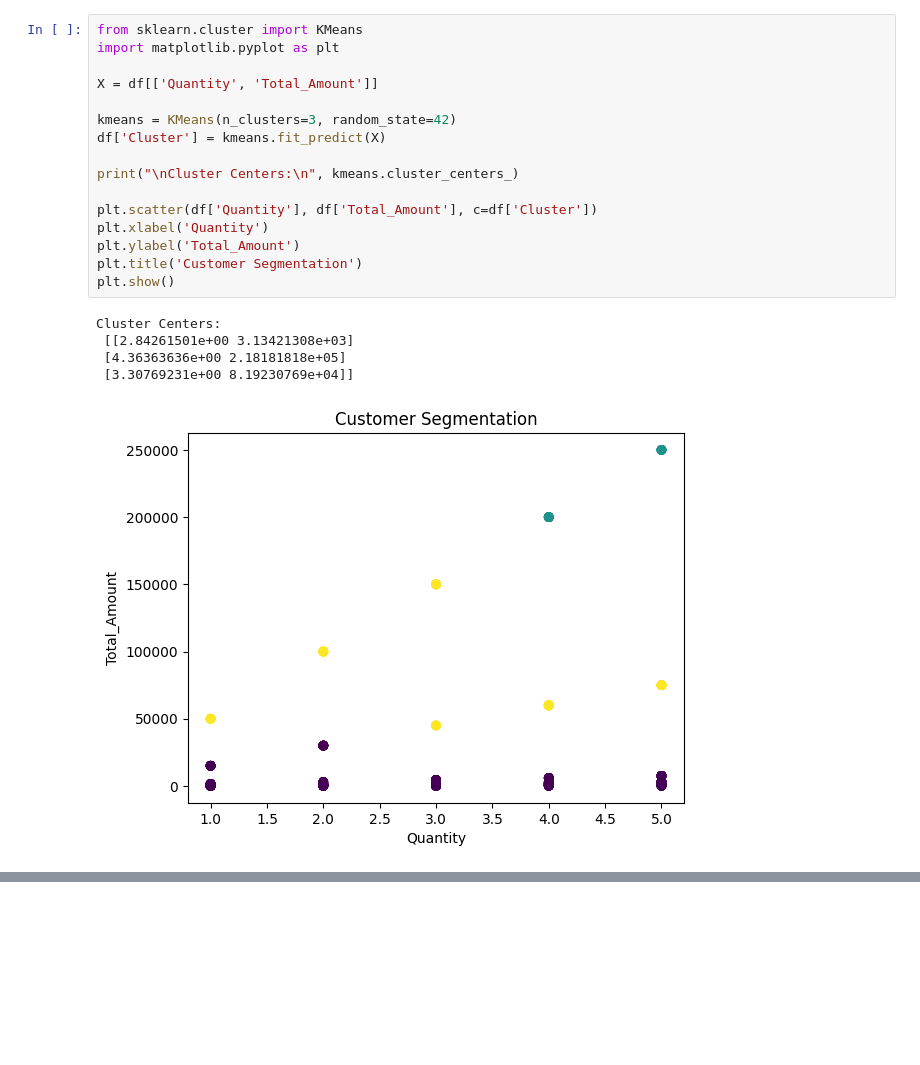
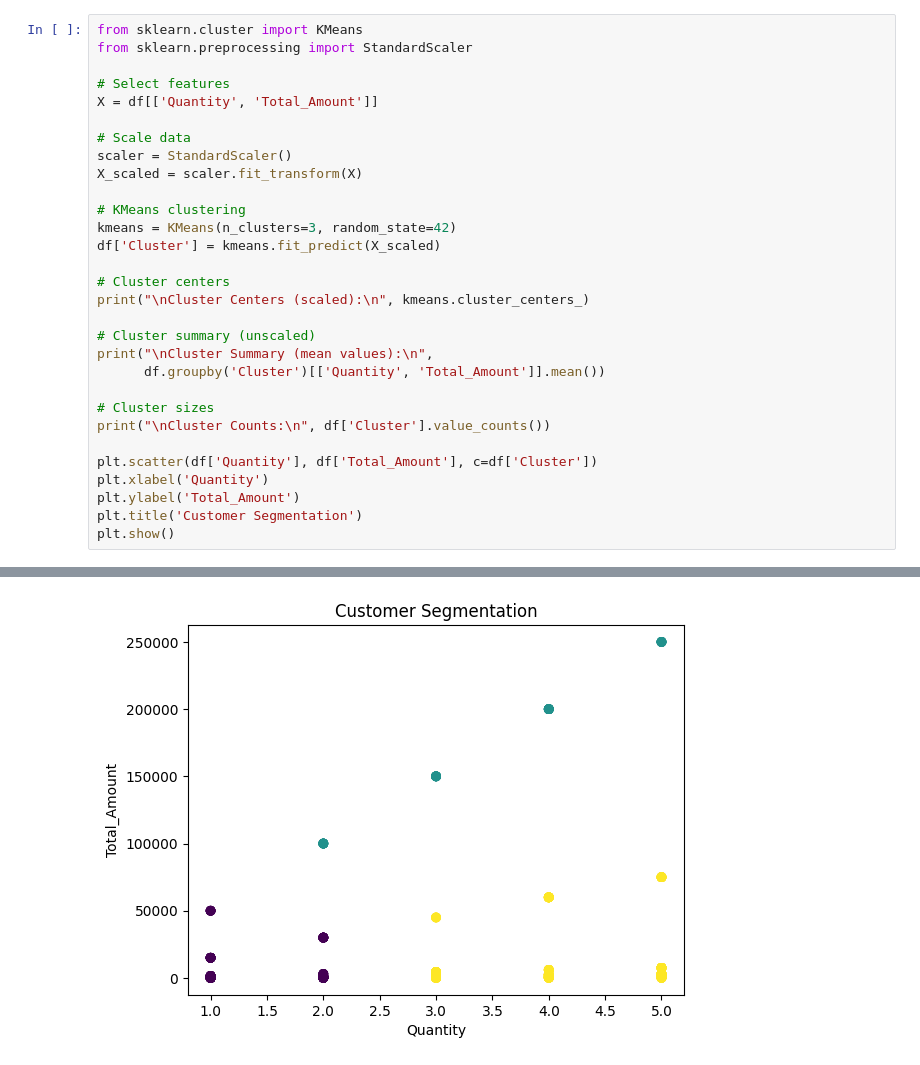
Before and after one commit to agrahari-ashutosh/assignment, a Jupyter notebook: notebooks/dwdm.ipynb, the cells around one changed output, grey strips where cells are left out. Cells and saved outputs as stored; diff of their text form; blank space fills up the shorter version.

```diff
--- a/notebooks/dwdm.ipynb
+++ b/notebooks/dwdm.ipynb
@@ -193,22 +205,31 @@ plt.show()
-# %%
-from sklearn.cluster import KMeans
-import matplotlib.pyplot as plt
-
-X = df[['Quantity', 'Total_Amount']]
-
-kmeans = KMeans(n_clusters=3, random_state=42)
-df['Cluster'] = kmeans.fit_predict(X)
-
-print("\nCluster Centers:\n", kmeans.cluster_centers_)
-
-plt.scatter(df['Quantity'], df['Total_Amount'], c=df['Cluster'])
-plt.xlabel('Quantity')
-plt.ylabel('Total_Amount')
-plt.title('Customer Segmentation')
-plt.show()
-# %% [output]
-Cluster Centers:
- [[2.84261501e+00 3.13421308e+03]
- [4.36363636e+00 2.18181818e+05]
- [3.30769231e+00 8.19230769e+04]]
-[figure, removed]
+# %%
+from sklearn.cluster import KMeans
+from sklearn.preprocessing import StandardScaler
+
+# Select features
+X = df[['Quantity', 'Total_Amount']]
+
+# Scale data
+scaler = StandardScaler()
+X_scaled = scaler.fit_transform(X)
+
+# KMeans clustering
+kmeans = KMeans(n_clusters=3, random_state=42)
+df['Cluster'] = kmeans.fit_predict(X_scaled)
+
+# Cluster centers
+print("\nCluster Centers (scaled):\n", kmeans.cluster_centers_)
+
+# Cluster summary (unscaled)
+print("\nCluster Summary (mean values):\n",
+      df.groupby('Cluster')[['Quantity', 'Total_Amount']].mean())
+
+# Cluster sizes
+print("\nCluster Counts:\n", df['Cluster'].value_counts())
+
+plt.scatter(df['Quantity'], df['Total_Amount'], c=df['Cluster'])
+plt.xlabel('Quantity')
+plt.ylabel('Total_Amount')
+plt.title('Customer Segmentation')
+plt.show()
+# %% [output]
@@ -214,0 +254 @@ Cluster Centers:
+[figure, added]
```
Also changed, not shown: parts of 14 cells of this notebook.
